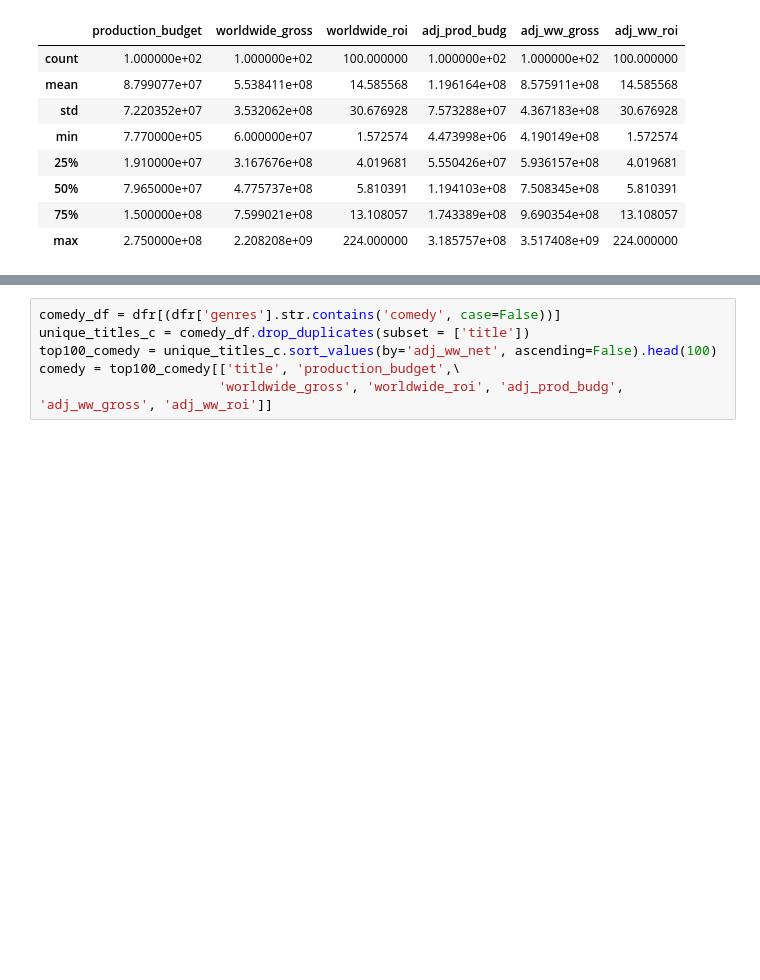
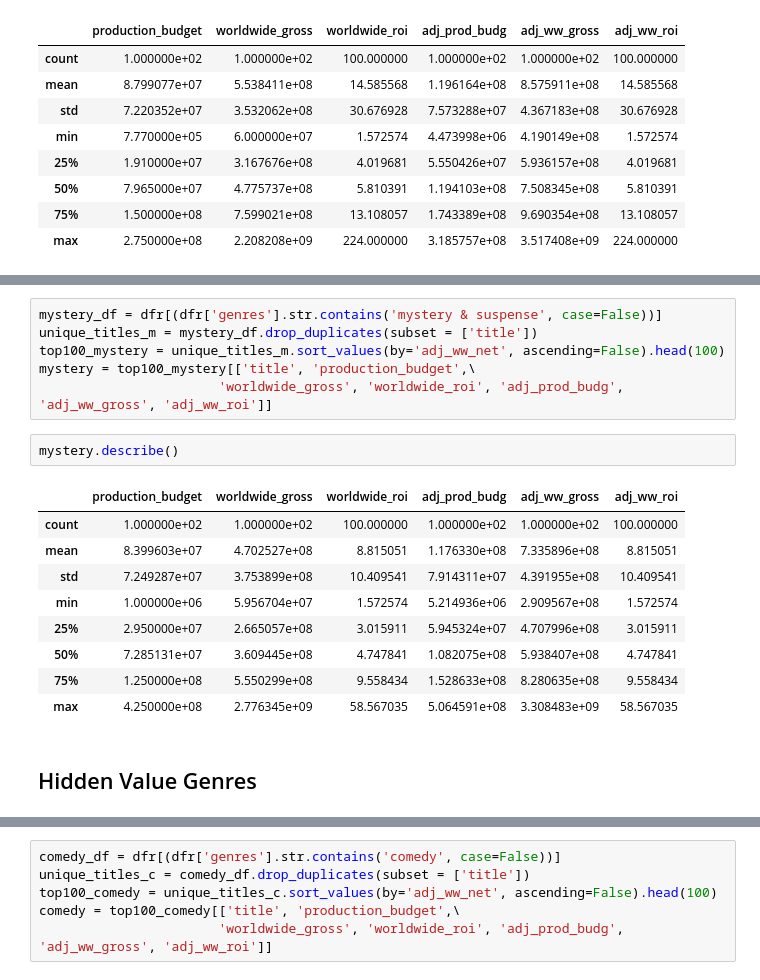
Before and after one commit to jeffreyhwatson/MS_Box_Office_Insights, a Jupyter notebook: main_workspace.ipynb, the cells around one changed output, grey strips where cells are left out. Drawn from its saved outputs; the diff is of its cells as text; blank space fills up the shorter version.

```diff
--- a/main_workspace.ipynb
+++ b/main_workspace.ipynb
@@ -1535,0 +1541,20 @@ drama.describe()
+# %%
+mystery_df = dfr[(dfr['genres'].str.contains('mystery & suspense', case=False))]
+unique_titles_m = mystery_df.drop_duplicates(subset = ['title'])
+top100_mystery = unique_titles_m.sort_values(by='adj_ww_net', ascending=False).head(100)
+mystery = top100_mystery[['title', 'production_budget',\
+                       'worldwide_gross', 'worldwide_roi', 'adj_prod_budg', 'adj_ww_gross', 'adj_ww_roi']]
+# %%
+mystery.describe()
+# %% [output]
+|  | production_budget | worldwide_gross | worldwide_roi | adj_prod_budg | adj_ww_gross | adj_ww_roi |
+| count | 1.000000e+02 | 1.000000e+02 | 100.000000 | 1.000000e+02 | 1.000000e+02 | 100.000000 |
+| mean | 8.399603e+07 | 4.702527e+08 | 8.815051 | 1.176330e+08 | 7.335896e+08 | 8.815051 |
+| std | 7.249287e+07 | 3.753899e+08 | 10.409541 | 7.914311e+07 | 4.391955e+08 | 10.409541 |
+| min | 1.000000e+06 | 5.956704e+07 | 1.572574 | 5.214936e+06 | 2.909567e+08 | 1.572574 |
+| 25% | 2.950000e+07 | 2.665057e+08 | 3.015911 | 5.945324e+07 | 4.707996e+08 | 3.015911 |
+| 50% | 7.285131e+07 | 3.609445e+08 | 4.747841 | 1.082075e+08 | 5.938407e+08 | 4.747841 |
+| 75% | 1.250000e+08 | 5.550299e+08 | 9.558434 | 1.528633e+08 | 8.280635e+08 | 9.558434 |
+| max | 4.250000e+08 | 2.776345e+09 | 58.567035 | 5.064591e+08 | 3.308483e+09 | 58.567035 |
+# %% [markdown]
+## Hidden Value Genres
```
Also changed, not shown: parts of 31 cells of this notebook.
